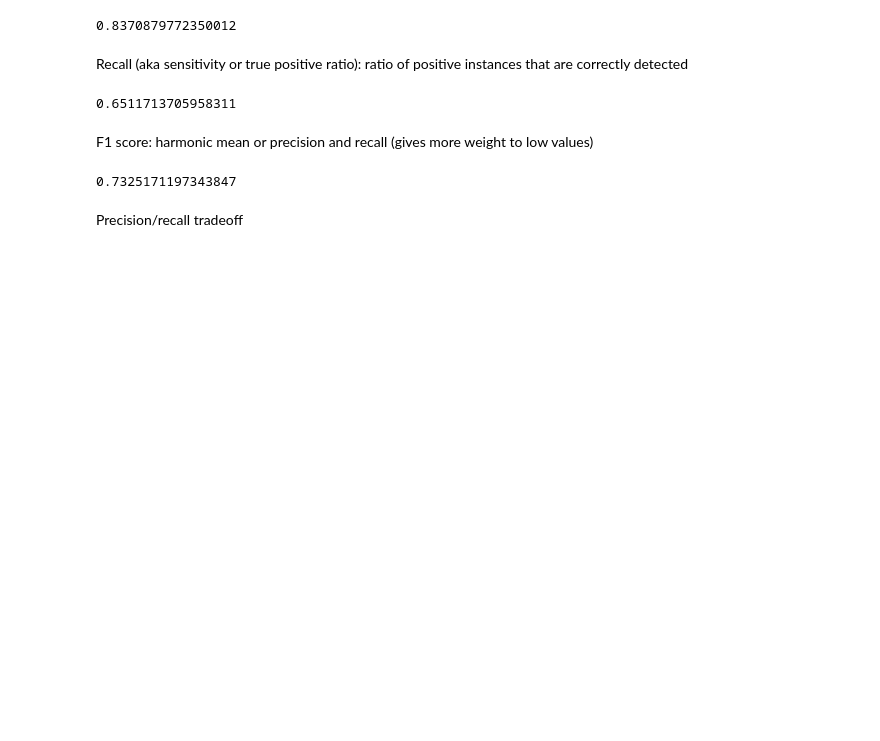
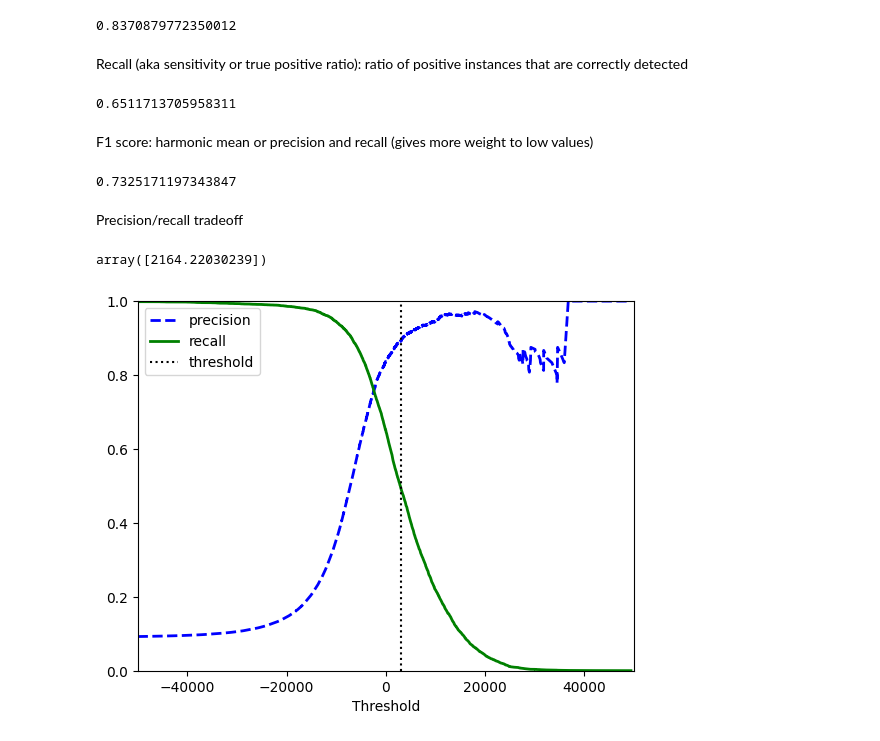
Before and after one commit to paulcarvalho/ML-MNIST-Classification, a Jupyter notebook: mnist_classification.ipynb, the cells around one changed output. Saved outputs shown, nothing was run; the diff lists cells and outputs as text; code cells hidden in the pictures; blank space fills up the shorter version.

```diff
--- a/mnist_classification.ipynb
+++ b/mnist_classification.ipynb
@@ -143,3 +144,22 @@ print(f1_score)
 0.7325171197343847
 # %% [markdown]
 Precision/recall tradeoff
+# %%
+y_scores = sgd_clf.decision_function([some_digit])
+y_scores
+# %% [output]
+array([2164.22030239])
+# %%
+y_scores = cross_val_predict(sgd_clf, X_train, y_train_5, cv=3, method='decision_function')
+# %%
+precisions, recalls, thresholds = precision_recall_curve(y_train_5, y_scores)
+# %%
+plt.plot(thresholds, precisions[:-1], 'b--', linewidth=2, label="precision")
+plt.plot(thresholds, recalls[:-1], 'g-', linewidth=2, label="recall")
+plt.vlines(3000, 0, 1.0, "k", "dotted", label='threshold')
+plt.axis([-50000, 50000, 0, 1])
+plt.xlabel("Threshold")
+plt.legend()
+plt.show()
+# %% [output]
+[figure, added]
```
Also changed, not shown: parts of 14 cells of this notebook.
